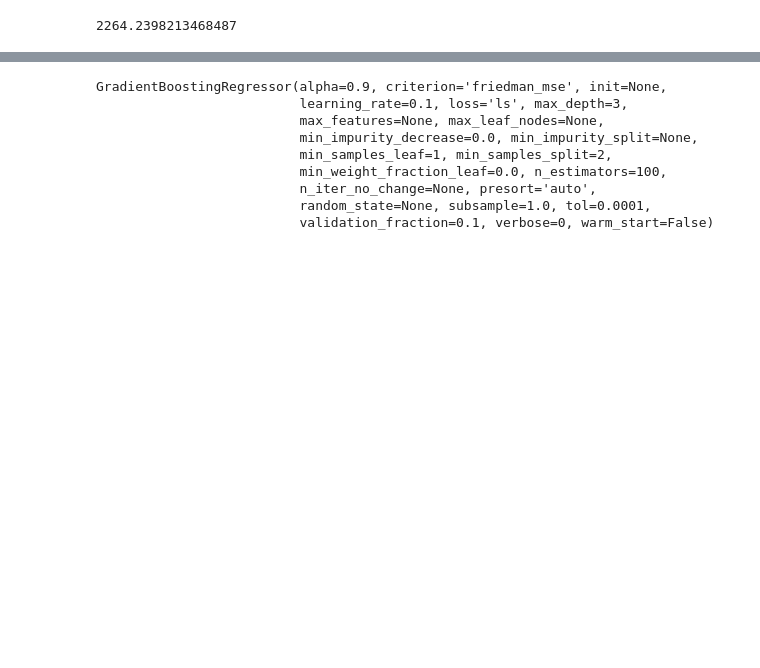
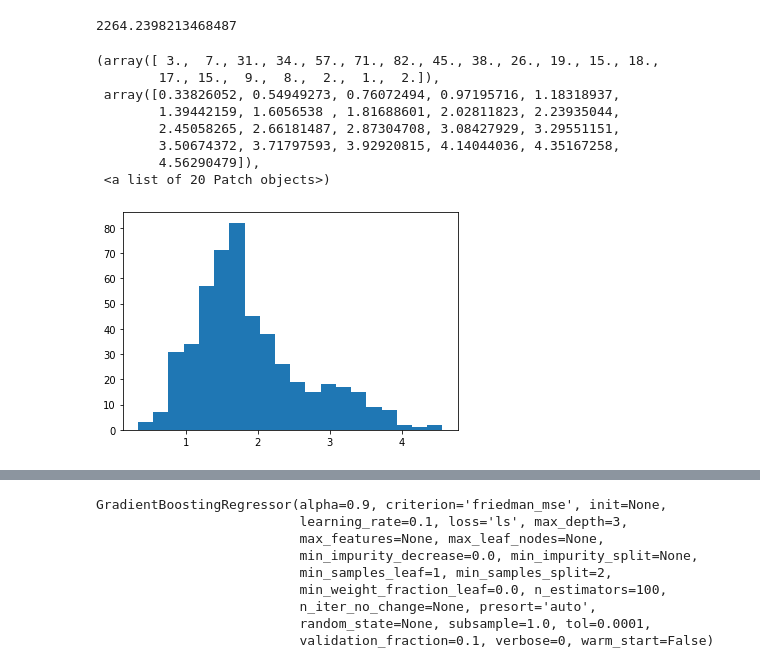
Before and after one commit to dorranh/log-curve-predict, a Jupyter notebook: curve/data_modeling.ipynb, the cells around one changed output, grey strips where cells are left out. Cells and saved outputs as stored; diff of their text form; code cells hidden in the pictures; blank space fills up the shorter version.

```diff
--- a/curve/data_modeling.ipynb
+++ b/curve/data_modeling.ipynb
@@ -80,0 +86,16 @@ from sklearn.ensemble import GradientBoostingRegressor
+# %%
+import matplotlib.pyplot as plt
+
+%matplotlib inline
+
+plt.hist(perf, bins=20)
+# %% [output]
+(array([ 3.,  7., 31., 34., 57., 71., 82., 45., 38., 26., 19., 15., 18.,
+        17., 15.,  9.,  8.,  2.,  1.,  2.]),
+ array([0.33826052, 0.54949273, 0.76072494, 0.97195716, 1.18318937,
+        1.39442159, 1.6056538 , 1.81688601, 2.02811823, 2.23935044,
+        2.45058265, 2.66181487, 2.87304708, 3.08427929, 3.29551151,
+        3.50674372, 3.71797593, 3.92920815, 4.14044036, 4.35167258,
+        4.56290479]),
+ <a list of 20 Patch objects>)
+[figure, added]
```
Also changed, not shown: parts of 10 cells of this notebook, 1 other file.
